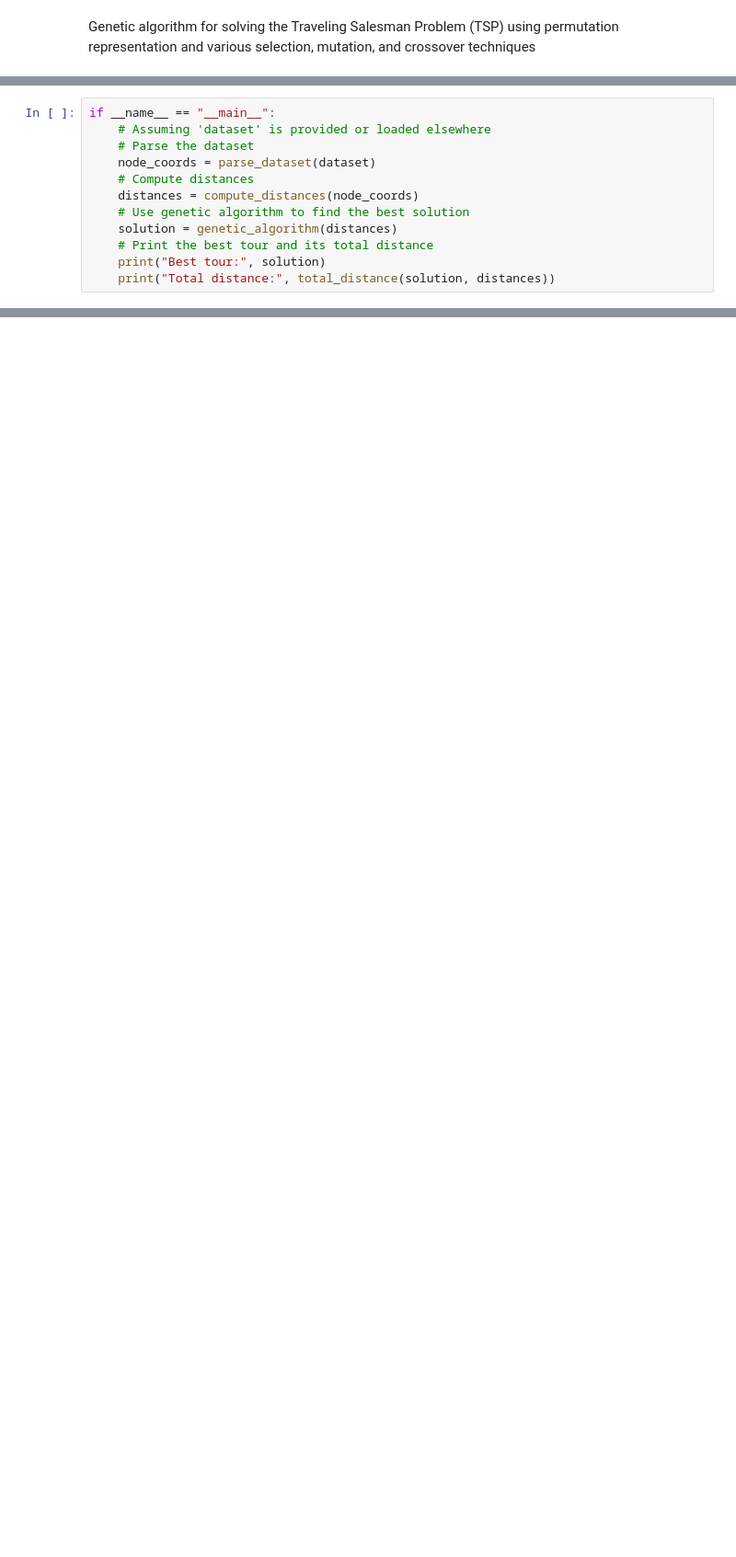
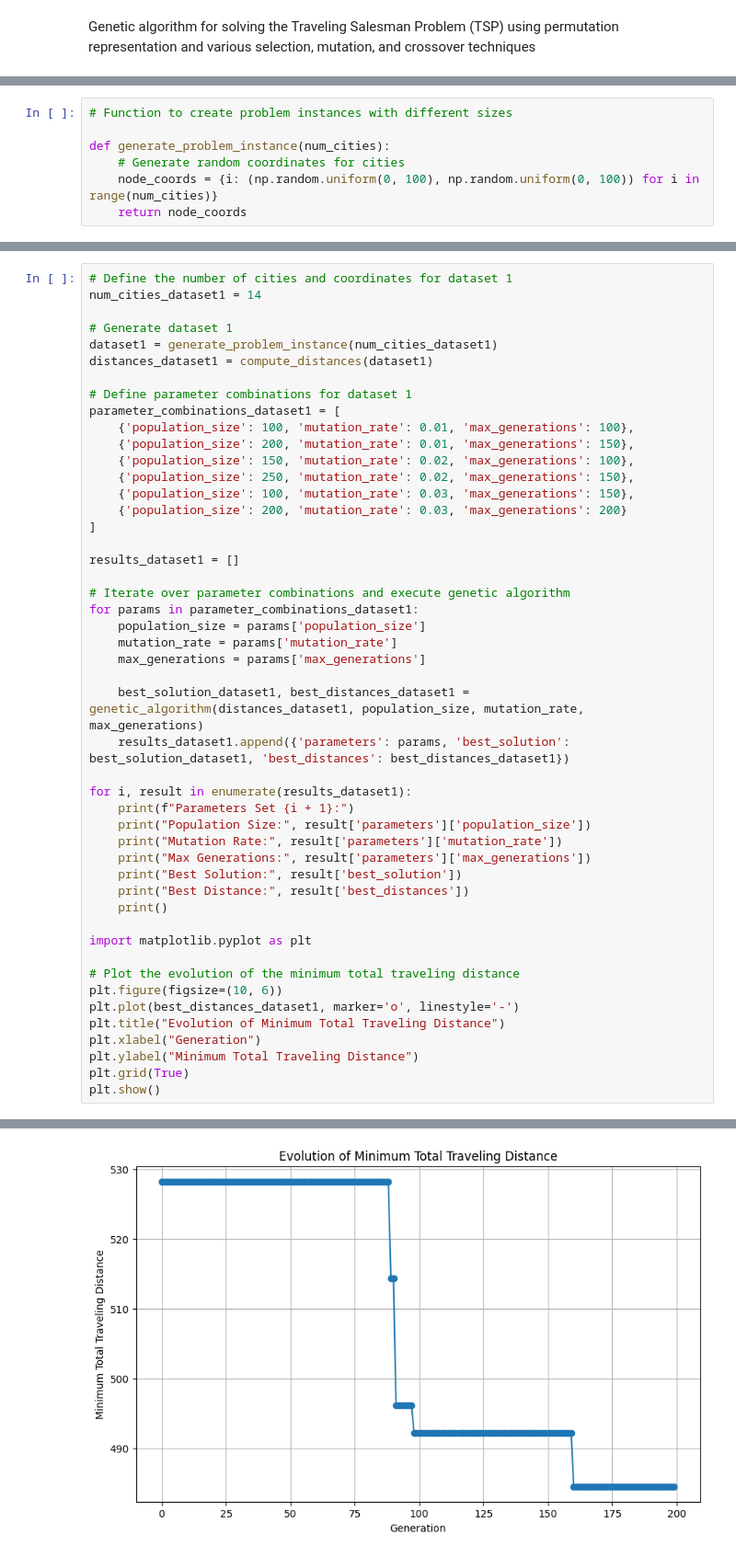
Before and after one commit to Natzaret/Natzaret, a Jupyter notebook: NEC_Exercise_4.ipynb, the cells around one changed output, grey strips where cells are left out. Shown: that part at 92% size. Cells and saved outputs as stored; diff of their text form; blank space fills up the shorter version.

```diff
--- a/NEC_Exercise_4.ipynb
+++ b/NEC_Exercise_4.ipynb
@@ -168,12 +174,7 @@ Total distance: 3019.269683048162
-# %%
-if __name__ == "__main__":
-    # Assuming 'dataset' is provided or loaded elsewhere
-    # Parse the dataset
-    node_coords = parse_dataset(dataset)
-    # Compute distances
-    distances = compute_distances(node_coords)
-    # Use genetic algorithm to find the best solution
-    solution = genetic_algorithm(distances)
-    # Print the best tour and its total distance
-    print("Best tour:", solution)
-    print("Total distance:", total_distance(solution, distances))
+# %%
+# Function to create problem instances with different sizes
+
+def generate_problem_instance(num_cities):
+    # Generate random coordinates for cities
+    node_coords = {i: (np.random.uniform(0, 100), np.random.uniform(0, 100)) for i in range(num_cities)}
+    return node_coords
@@ -179,0 +183,49 @@ if __name__ == "__main__":
+# %%
+# Define the number of cities and coordinates for dataset 1
+num_cities_dataset1 = 14
+
+# Generate dataset 1
+dataset1 = generate_problem_instance(num_cities_dataset1)
+distances_dataset1 = compute_distances(dataset1)
+
+# Define parameter combinations for dataset 1
+parameter_combinations_dataset1 = [
+    {'population_size': 100, 'mutation_rate': 0.01, 'max_generations': 100},
+    {'population_size': 200, 'mutation_rate': 0.01, 'max_generations': 150},
+    {'population_size': 150, 'mutation_rate': 0.02, 'max_generations': 100},
+    {'population_size': 250, 'mutation_rate': 0.02, 'max_generations': 150},
+    {'population_size': 100, 'mutation_rate': 0.03, 'max_generations': 150},
+    {'population_size': 200, 'mutation_rate': 0.03, 'max_generations': 200}
+]
+
+results_dataset1 = []
+
+# Iterate over parameter combinations and execute genetic algorithm
+for params in parameter_combinations_dataset1:
+    population_size = params['population_size']
+    mutation_rate = params['mutation_rate']
+    max_generations = params['max_generations']
+
+    best_solution_dataset1, best_distances_dataset1 = genetic_algorithm(distances_dataset1, population_size, mutation_rate, max_generations)
+    results_dataset1.append({'parameters': params, 'best_solution': best_solution_dataset1, 'best_distances': best_distances_dataset1})
+
+for i, result in enumerate(results_dataset1):
+    print(f"Parameters Set {i + 1}:")
+    print("Population Size:", result['parameters']['population_size'])
+    print("Mutation Rate:", result['parameters']['mutation_rate'])
+    print("Max Generations:", result['parameters']['max_generations'])
+    print("Best Solution:", result['best_solution'])
+    print("Best Distance:", result['best_distances'])
+    print()
+
+import matplotlib.pyplot as plt
+
+# Plot the evolution of the minimum total traveling distance
+plt.figure(figsize=(10, 6))
+plt.plot(best_distances_dataset1, marker='o', linestyle='-')
+plt.title("Evolution of Minimum Total Traveling Distance")
+plt.xlabel("Generation")
+plt.ylabel("Minimum Total Traveling Distance")
+plt.grid(True)
+plt.show()
+# %% [output]
@@ -179,0 +249 @@ if __name__ == "__main__":
+[figure, added]
```
Also changed, not shown: parts of 10 cells of this notebook.
